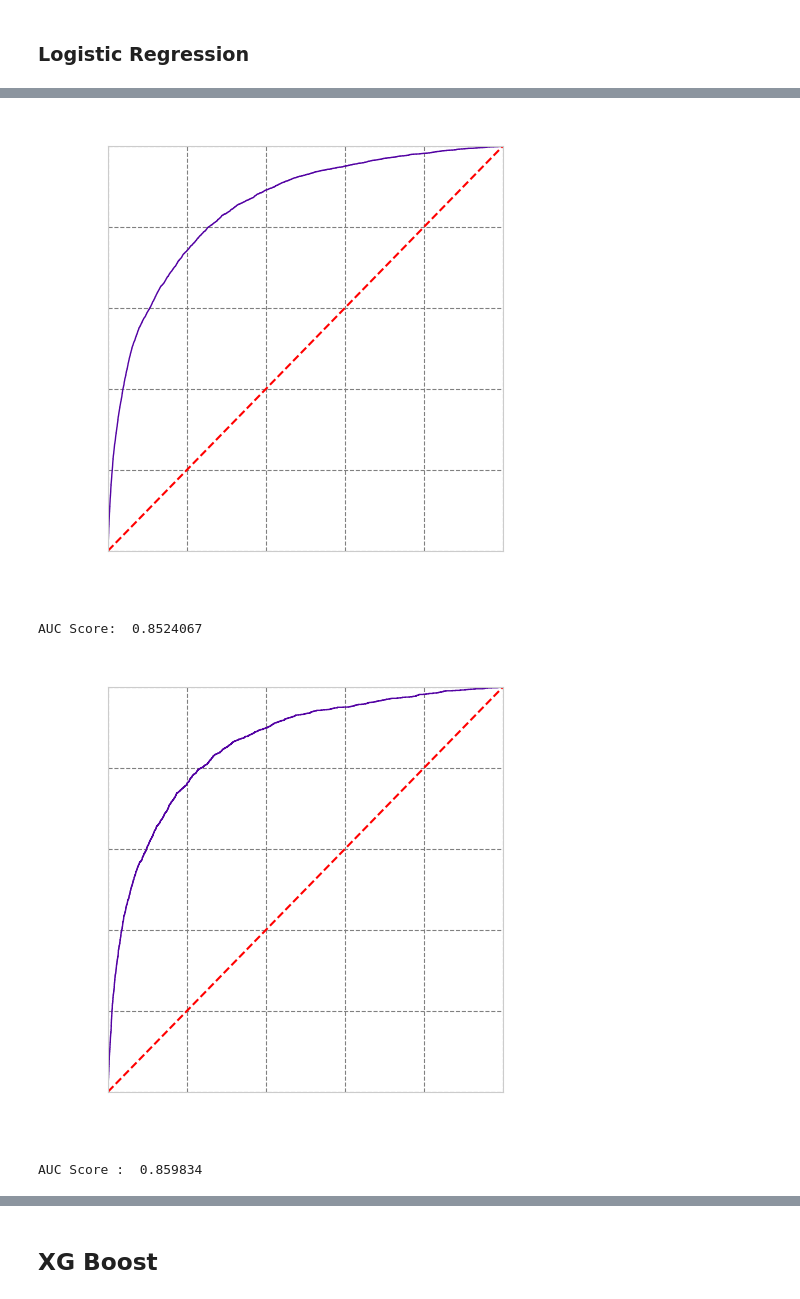
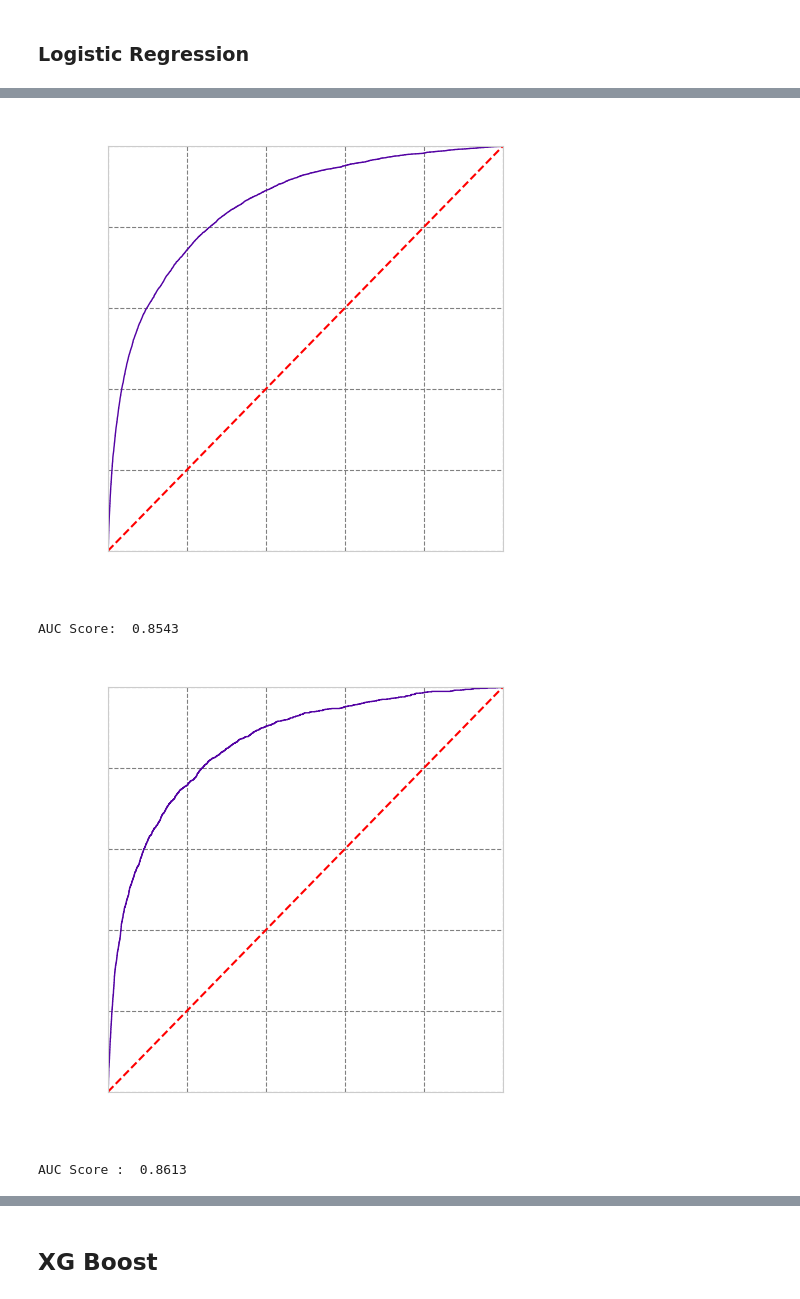
Before and after one commit to Saba-a11/Kaggle_Credit_Score, a Jupyter notebook: CreditModel.ipynb, the cells around one changed output, grey strips where cells are left out. Cells and saved outputs as stored; diff of their text form; code cells hidden in the pictures.

```diff
--- a/CreditModel.ipynb
+++ b/CreditModel.ipynb
@@ -875,11 +863,13 @@ def plot_feature_importances(clf):
     plt.show()
 # %%
 # Training data:
-X = df_train.drop(['SeriousDlqin2yrs', 'ID'],axis=1)
+X = df_train.drop(['SeriousDlqin2yrs', 'ID', 'NumberOfTime30-59DaysPastDueNotWorse', 'NumberOfTimes90DaysLate',
+                   'NumberOfTime60-89DaysPastDueNotWorse', 'OverduePaymentIndicatorsPCA'],axis=1)
 y = df_train['SeriousDlqin2yrs']
 
 # Testing data:
-W = df_test.drop(['SeriousDlqin2yrs', 'ID'],axis=1)
+W = df_test.drop(['SeriousDlqin2yrs', 'ID', 'NumberOfTime30-59DaysPastDueNotWorse', 'NumberOfTimes90DaysLate',
+                   'NumberOfTime60-89DaysPastDueNotWorse', 'OverduePaymentIndicatorsPCA'],axis=1)
 z = df_test['SeriousDlqin2yrs']
 # %%
 X_train, X_test, y_train, y_test = train_test_split(X, y, random_state=123, test_size = 0.2)
@@ -888,3 +878,25 @@ X_train_scaled = scaler.transform(X_train)
 X_test_scaled = scaler.transform(X_test)
 # %% [markdown]
 ### Logistic Regression
+# %%
+from sklearn.model_selection import GridSearchCV
+
+# Set parameters
+parameters = {
+    "C": [0.1, 1.0, 10.0],
+    "solver": ["saga", "lbfgs"],
+    "penalty": ["l1", "l2"],
+    "max_iter": [500, 700]
+    }
+
+# Create the model
+model = LogisticRegression(random_state=123, class_weight="balanced")
+
+# Create the grid search object
+grid_search = GridSearchCV(model, parameters, scoring="roc_auc", n_jobs=-1)
+
+# Fit the model
+grid_search.fit(X_train_scaled, y_train)
+
+# Print the best parameters
+print(grid_search.best_params_)
@@ -892,26 +923,33 @@ X_test_scaled = scaler.transform(X_test)
 # Assuming X_train_scaled and y_train are defined
 logit = LogisticRegression(random_state=123, solver='saga', penalty='l1', class_weight='balanced', C=1.0, max_iter=500)
 # logit = LogisticRegression(random_state=123, solver='liblinear', penalty='l1', class_weight=None, C=1.0, max_iter=100, dual=False, tol=0.0001, fit_intercept=True,intercept_scaling=1,  multi_class='ovr', verbose=2)
-# logit.fit(X_train, y_train)
 logit.fit(X_train_scaled, y_train)
-# logit_scores_proba = logit.predict_proba(X_test)
-logit_scores_proba = logit.predict_proba(X_train_scaled)
-# logit_scores_proba = logit.predict(X_train_scaled)
-preds = logit_scores_proba[:,1]  # predictions
-fpr, tpr, threshold = roc_curve(y_train, preds)
-# fpr, tpr, threshold = roc_curve(y_test, preds)
+
+# Get prediction probabilities
+logit_scores_prob = logit.predict_proba(X_train_scaled)
+y_prob = logit_scores_prob[:,1]
+
+# Calculate ROC curve
+fpr, tpr, threshold = roc_curve(y_train, y_prob)
+roc_auc_prob = auc(fpr, tpr)
+
+# ROC curve for Probability
 plot_roc_curve(fpr, tpr)
 roc_auc = auc(fpr, tpr)
-print('AUC Score: ', round(roc_auc, 7))
+print('AUC Score: ', round(roc_auc, 4))
 # %% [output]
 [figure]
-AUC Score:  0.8524067
+AUC Score:  0.8543
-# %%
-logit_scores_proba_val = logit.predict_proba(X_test_scaled)
-preds = logit_scores_proba_val[:,1]
-fpr_logit_val, tpr_logit_val, thresh_logit_val = roc_curve(y_test, preds)
-plot_roc_curve(fpr_logit_val,tpr_logit_val)
-print('AUC Score : ', round(roc_auc_score(y_test,preds),7))
-# %% [output]
-[figure, removed]
-AUC Score :  0.859834
+# %%
+# Get prediction probabilities for X_test
+logit_scores_prob_val = logit.predict_proba(X_test_scaled)
+y_prob = logit_scores_prob_val[:,1]
+
+# Calculate ROC curve
+fpr_val, tpr_val, thresh_val = roc_curve(y_test, y_prob)
+plot_roc_curve(fpr_val, tpr_val)
+roc_auc_val = auc(fpr_val, tpr_val)
+print('AUC Score : ', round(roc_auc_val, 4))
+# %% [output]
+[figure, added]
+AUC Score :  0.8613
```
Also changed, not shown: parts of 16 cells of this notebook.
